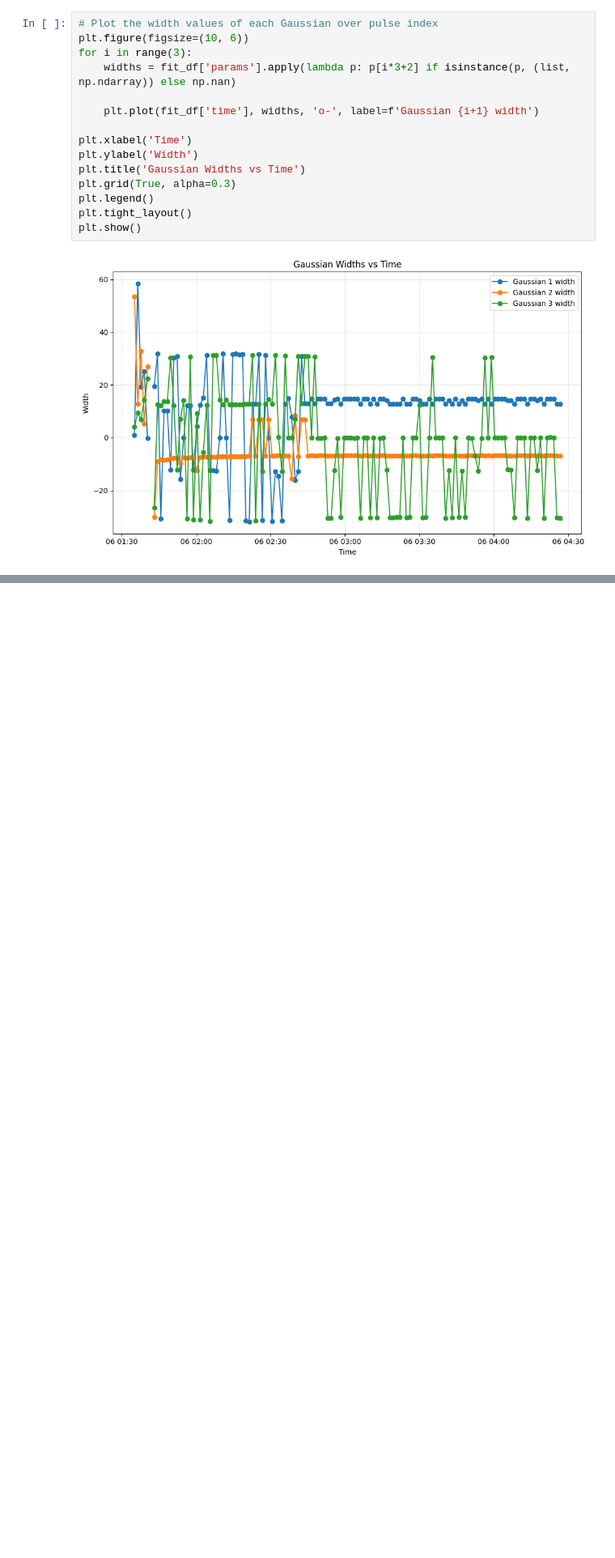
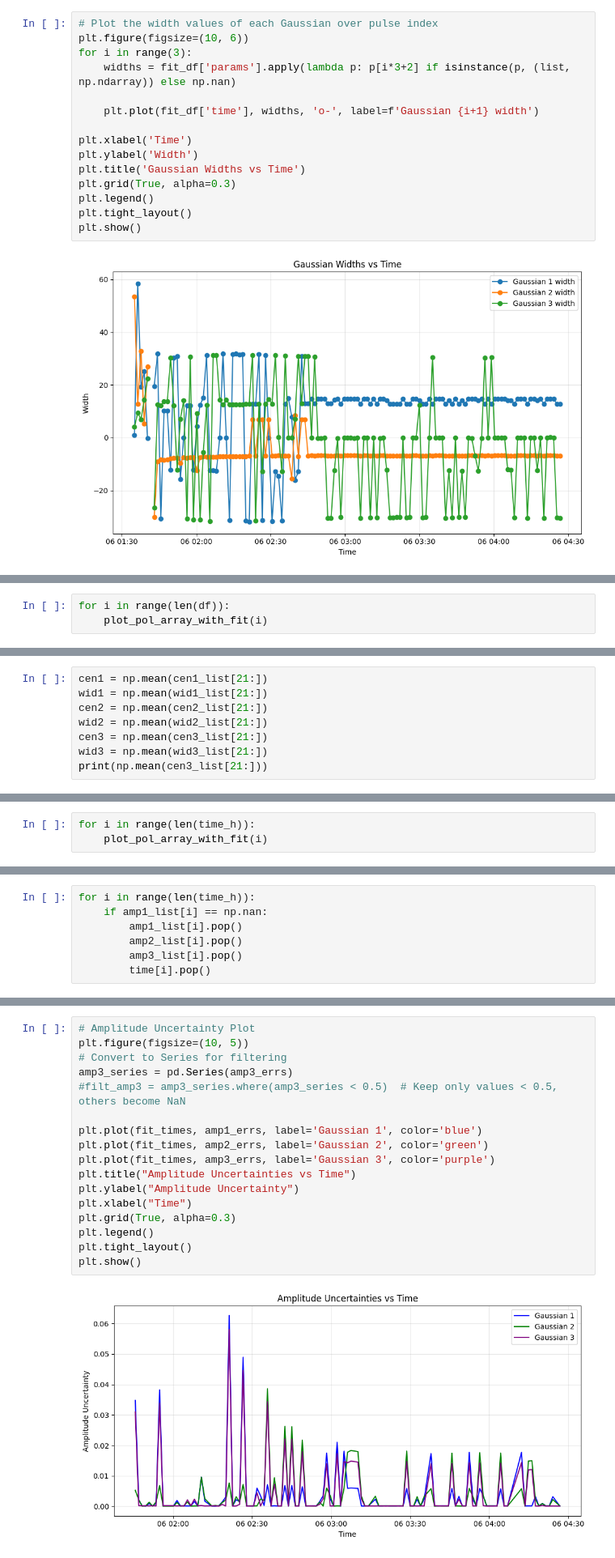
Before and after one commit to evan-toon/DNP, a Jupyter notebook: Proton_Spin_Up.ipynb, the cells around one changed output, grey strips where cells are left out. Shown: that part at 81% size. Drawn from its saved outputs; the diff is of its cells as text; blank space fills up the shorter version.

```diff
--- a/Proton_Spin_Up.ipynb
+++ b/Proton_Spin_Up.ipynb
@@ -256,0 +283,3 @@ plt.show()
+# %%
+for i in range(len(df)):
+    plot_pol_array_with_fit(i)
@@ -256,0 +289,8 @@ plt.show()
+# %%
+cen1 = np.mean(cen1_list[21:])
+wid1 = np.mean(wid1_list[21:])
+cen2 = np.mean(cen2_list[21:])
+wid2 = np.mean(wid2_list[21:])
+cen3 = np.mean(cen3_list[21:])
+wid3 = np.mean(wid3_list[21:])
+print(np.mean(cen3_list[21:]))
@@ -256,0 +420,3 @@ plt.show()
+# %%
+for i in range(len(time_h)):
+    plot_pol_array_with_fit(i)
@@ -256,0 +437,7 @@ plt.show()
+# %%
+for i in range(len(time_h)):
+    if amp1_list[i] == np.nan:
+        amp1_list[i].pop()
+        amp2_list[i].pop()
+        amp3_list[i].pop()
+        time[i].pop()
@@ -256,0 +651,19 @@ plt.show()
+# %%
+# Amplitude Uncertainty Plot
+plt.figure(figsize=(10, 5))
+# Convert to Series for filtering
+amp3_series = pd.Series(amp3_errs)
+#filt_amp3 = amp3_series.where(amp3_series < 0.5)  # Keep only values < 0.5, others become NaN
+
+plt.plot(fit_times, amp1_errs, label='Gaussian 1', color='blue')
+plt.plot(fit_times, amp2_errs, label='Gaussian 2', color='green')
+plt.plot(fit_times, amp3_errs, label='Gaussian 3', color='purple')
+plt.title("Amplitude Uncertainties vs Time")
+plt.ylabel("Amplitude Uncertainty")
+plt.xlabel("Time")
+plt.grid(True, alpha=0.3)
+plt.legend()
+plt.tight_layout()
+plt.show()
+# %% [output]
+[figure, added]
```
Also changed, not shown: parts of 21 cells of this notebook, 1 other file.
